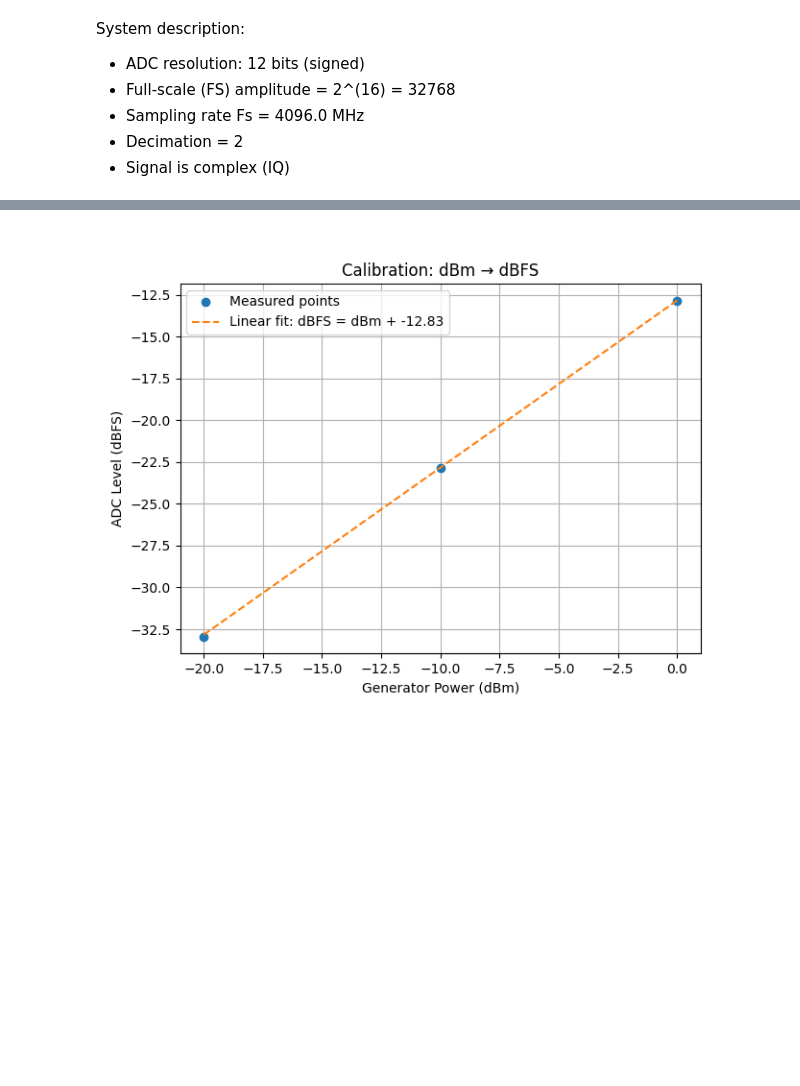
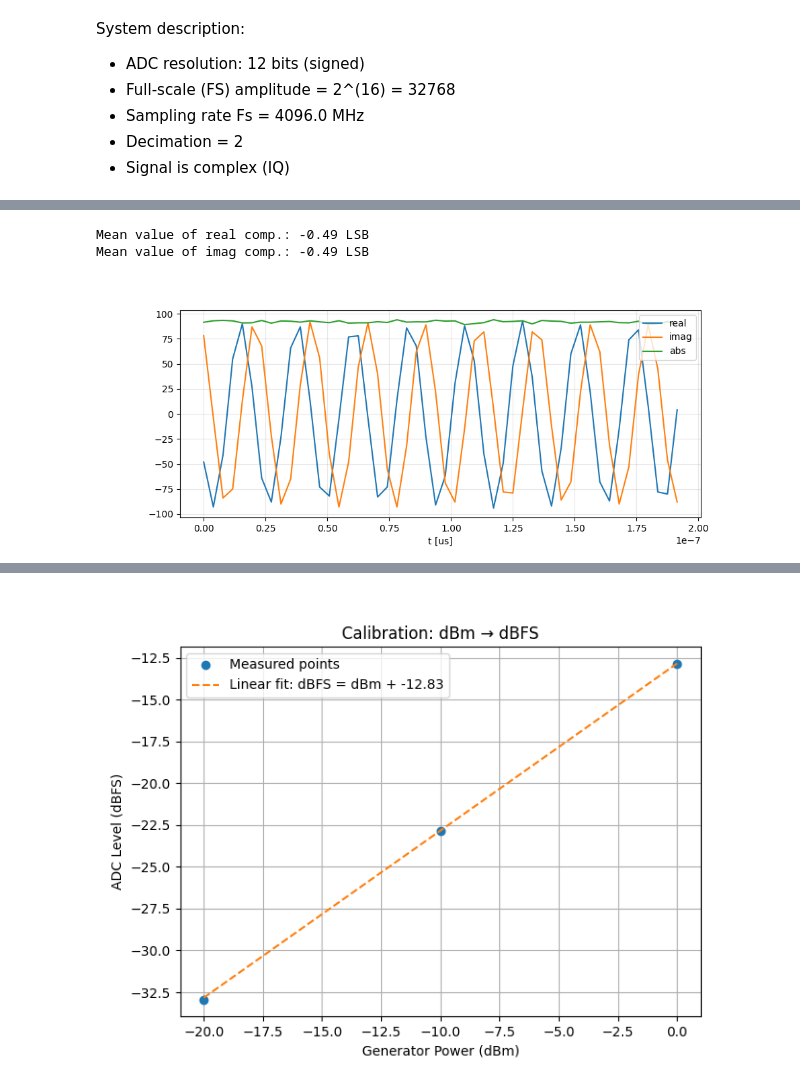
Before and after one commit to openquantumhardware/qick-tools, a Jupyter notebook: qick_tprocv2_111_fft_spectrum/notebooks/FFT_spectrum_chain_data_analysis.ipynb, the cells around one changed output, grey strips where cells are left out. Cells and saved outputs as stored; diff of their text form; code cells hidden in the pictures; blank space fills up the shorter version.

```diff
--- a/qick_tprocv2_111_fft_spectrum/notebooks/FFT_spectrum_chain_data_analysis.ipynb
+++ b/qick_tprocv2_111_fft_spectrum/notebooks/FFT_spectrum_chain_data_analysis.ipynb
@@ -616,0 +586,34 @@ Peak linear amplitude: 739.35
+# %%
+# -----------------------------
+# System Parameters
+# -----------------------------
+Fs_orig = 4096e6
+D = 16
+Fs = Fs_orig/D
+N_bits = 16
+#FS = 2**(N_bits-1)
+f_tone = 300e6
+# %%
+Pin=-20
+x_adc_t = np.loadtxt(f'data/f_300{Pin}dBm/x_preddscic_t_data.txt', dtype=np.complex128)
+xi = x_adc_t.real
+xq = x_adc_t.imag
+#here we should use the max of the stream as FS
+FS = np.max(np.abs(x_adc_t))
+# %%
+nsamp = 50
+plt.figure(figsize=(10,4))
+t = np.arange(len(x_adc_t))/Fs
+plt.plot(t[:nsamp],xi[:nsamp],label='real')
+plt.plot(t[:nsamp],xq[:nsamp],label='imag')
+plt.plot(t[:nsamp],np.abs(x_adc_t[:nsamp]),label='abs')
+plt.xlabel("t [us]")
+plt.legend(loc='upper right')
+plt.grid(True, alpha=0.3)
+
+print(f"Mean value of real comp.: {np.mean(xi):.2f} LSB")
+print(f"Mean value of imag comp.: {np.mean(xq):.2f} LSB")
+# %% [output]
+Mean value of real comp.: -0.49 LSB
+Mean value of imag comp.: -0.49 LSB
+[figure, added]
```
Also changed, not shown: parts of 25 cells of this notebook, 3 other files.
